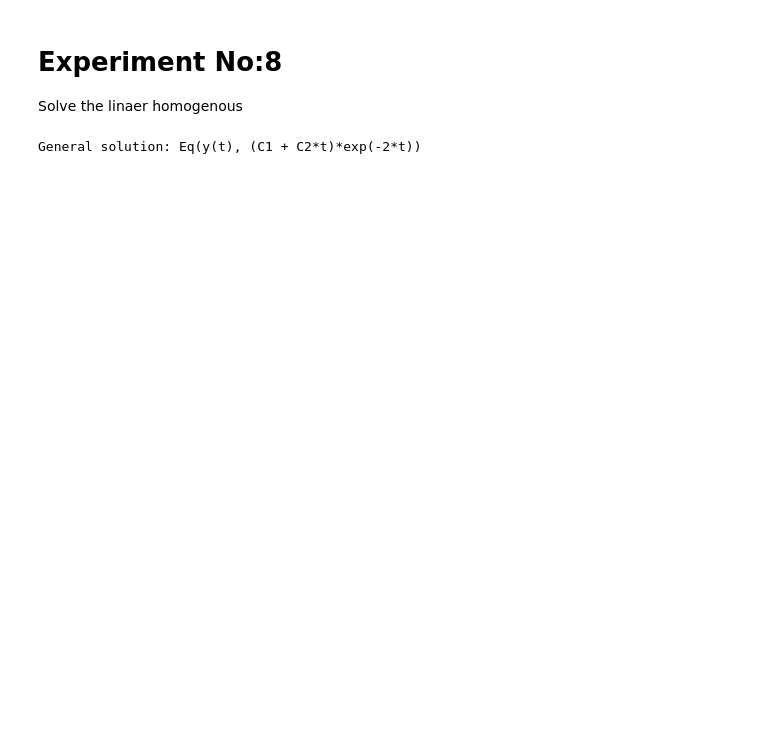
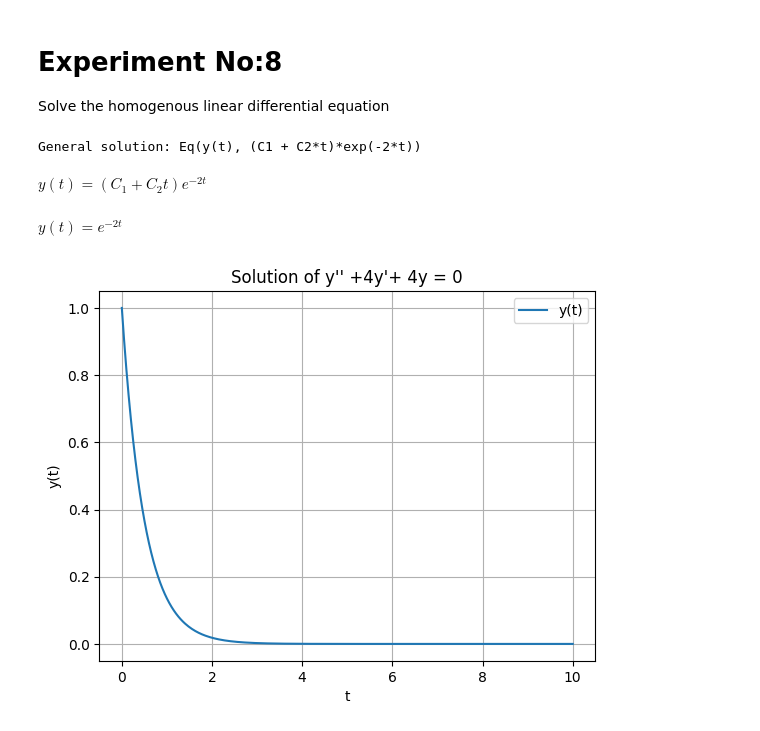
Before and after one commit to jesteenaec2529-collab/s2codebase, a Jupyter notebook: Experiment_No_8.ipynb, the cells around one changed output. Drawn from its saved outputs; the diff is of its cells as text; code cells hidden in the pictures; blank space fills up the shorter version.

```diff
--- a/Experiment_No_8.ipynb
+++ b/Experiment_No_8.ipynb
@@ -3,7 +3,7 @@
 # %% [markdown]
 # **Experiment No:8**
 
-Solve the linaer homogenous
+Solve the  homogenous  linear differential equation
 # %%
 import sympy as sp
 import numpy as np
@@ -22,3 +22,44 @@ sol = sp.dsolve(diff_eq,y)
 print("General solution:",sol)
 # %% [output]
 General solution: Eq(y(t), (C1 + C2*t)*exp(-2*t))
+# %%
+sol
+# %% [output]
+$\displaystyle y{\left(t \right)} = \left(C_{1} + C_{2} t\right) e^{- 2 t}$
+# %%
+#apply initial condition
+c1 ,c2 =sp.symbols('C1 C2')
+y_0=sol.rhs.subs({t:0})
+eqn1 =sp.Eq(y_0,1)
+y_prime=sol.rhs.diff(t)
+y_prime_0=y_prime.subs({t:0})
+eqn2=sp.Eq(y_prime_0,-2)
+solution=sp.solve((eqn1,eqn2),(c1,c2))
+particular_sol=sol.rhs.subs(solution)
+particular_solution=sp.Eq(y,particular_sol)
+particular_solution
+# %% [output]
+$\displaystyle y{\left(t \right)} = e^{- 2 t}$
+# %%
+import sympy as sp
+
+# convert sympy solution to a numerical function
+f=sp.lambdify(t,particular_sol,'numpy')
+
+#time range for plotting
+t_vals = np.linspace(0,10,400)
+
+#calculate nemerical solution
+y_vals=f(t_vals)
+
+#plot the solution
+plt.plot(t_vals,y_vals,label='y(t)')
+
+plt.xlabel('t')
+plt.ylabel('y(t)')
+plt.title('Solution of y\'\' +4y\'+ 4y = 0')
+plt.legend()
+plt.grid(True)
+plt.show()
+# %% [output]
+[figure, added]
```
Also changed, not shown: parts of 10 cells of this notebook.
